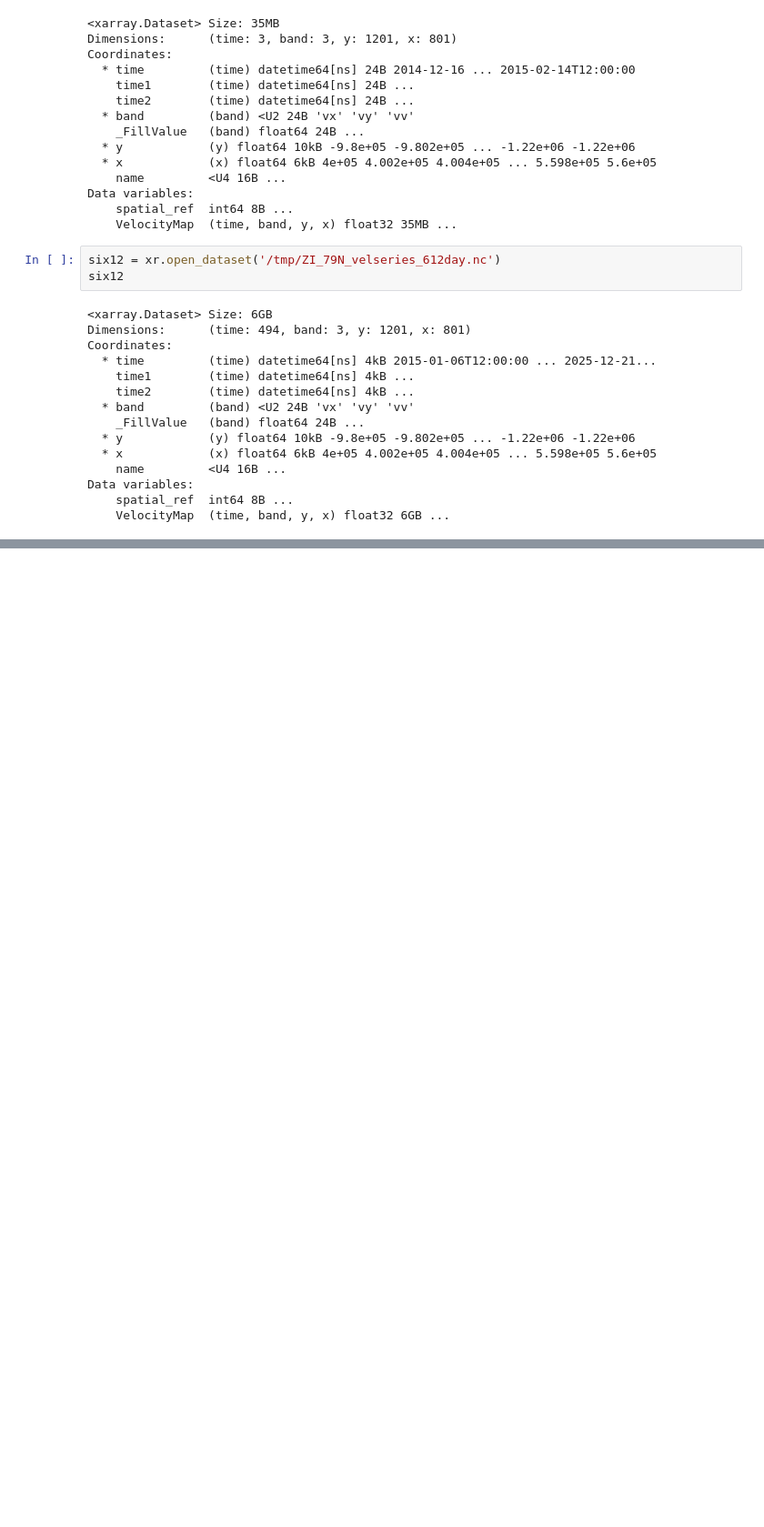
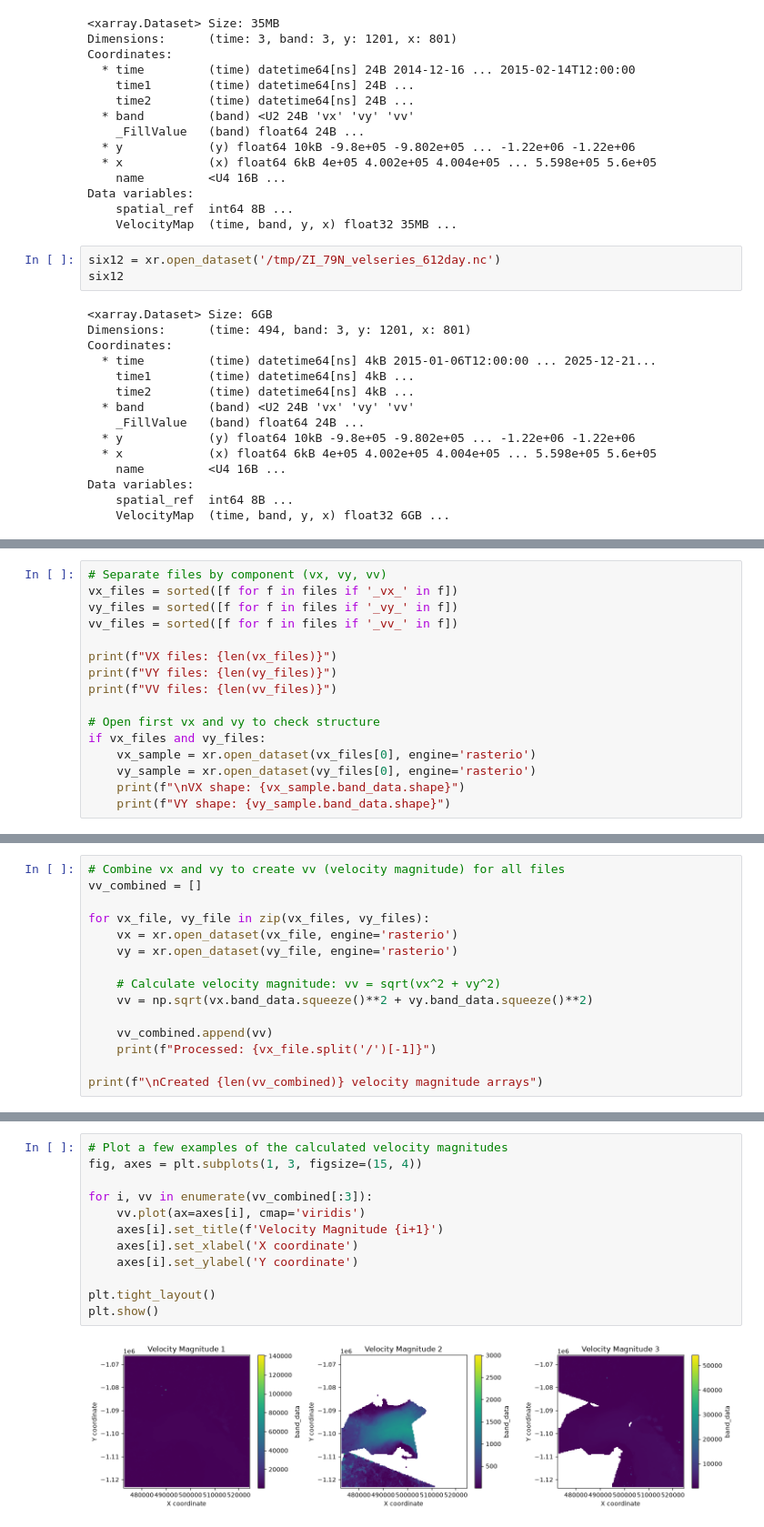
Before and after one commit to cjense/negis-seasonality, a Jupyter notebook: combine_velocity.ipynb, the cells around one changed output, grey strips where cells are left out. Shown at 91% size. Cells and saved outputs as stored; diff of their text form; blank space fills up the shorter version.

```diff
--- a/combine_velocity.ipynb
+++ b/combine_velocity.ipynb
@@ -292,0 +106,16 @@ Data variables:
+# %%
+# Separate files by component (vx, vy, vv)
+vx_files = sorted([f for f in files if '_vx_' in f])
+vy_files = sorted([f for f in files if '_vy_' in f])
+vv_files = sorted([f for f in files if '_vv_' in f])
+
+print(f"VX files: {len(vx_files)}")
+print(f"VY files: {len(vy_files)}")
+print(f"VV files: {len(vv_files)}")
+
+# Open first vx and vy to check structure
+if vx_files and vy_files:
+    vx_sample = xr.open_dataset(vx_files[0], engine='rasterio')
+    vy_sample = xr.open_dataset(vy_files[0], engine='rasterio')
+    print(f"\nVX shape: {vx_sample.band_data.shape}")
+    print(f"VY shape: {vy_sample.band_data.shape}")
@@ -292,0 +129,15 @@ Data variables:
+# %%
+# Combine vx and vy to create vv (velocity magnitude) for all files
+vv_combined = []
+
+for vx_file, vy_file in zip(vx_files, vy_files):
+    vx = xr.open_dataset(vx_file, engine='rasterio')
+    vy = xr.open_dataset(vy_file, engine='rasterio')
+
+    # Calculate velocity magnitude: vv = sqrt(vx^2 + vy^2)
+    vv = np.sqrt(vx.band_data.squeeze()**2 + vy.band_data.squeeze()**2)
+
+    vv_combined.append(vv)
+    print(f"Processed: {vx_file.split('/')[-1]}")
+
+print(f"\nCreated {len(vv_combined)} velocity magnitude arrays")
@@ -292,0 +162,14 @@ Data variables:
+# %%
+# Plot a few examples of the calculated velocity magnitudes
+fig, axes = plt.subplots(1, 3, figsize=(15, 4))
+
+for i, vv in enumerate(vv_combined[:3]):
+    vv.plot(ax=axes[i], cmap='viridis')
+    axes[i].set_title(f'Velocity Magnitude {i+1}')
+    axes[i].set_xlabel('X coordinate')
+    axes[i].set_ylabel('Y coordinate')
+
+plt.tight_layout()
+plt.show()
+# %% [output]
+[figure, added]
```
Also changed, not shown: parts of 17 cells of this notebook.
